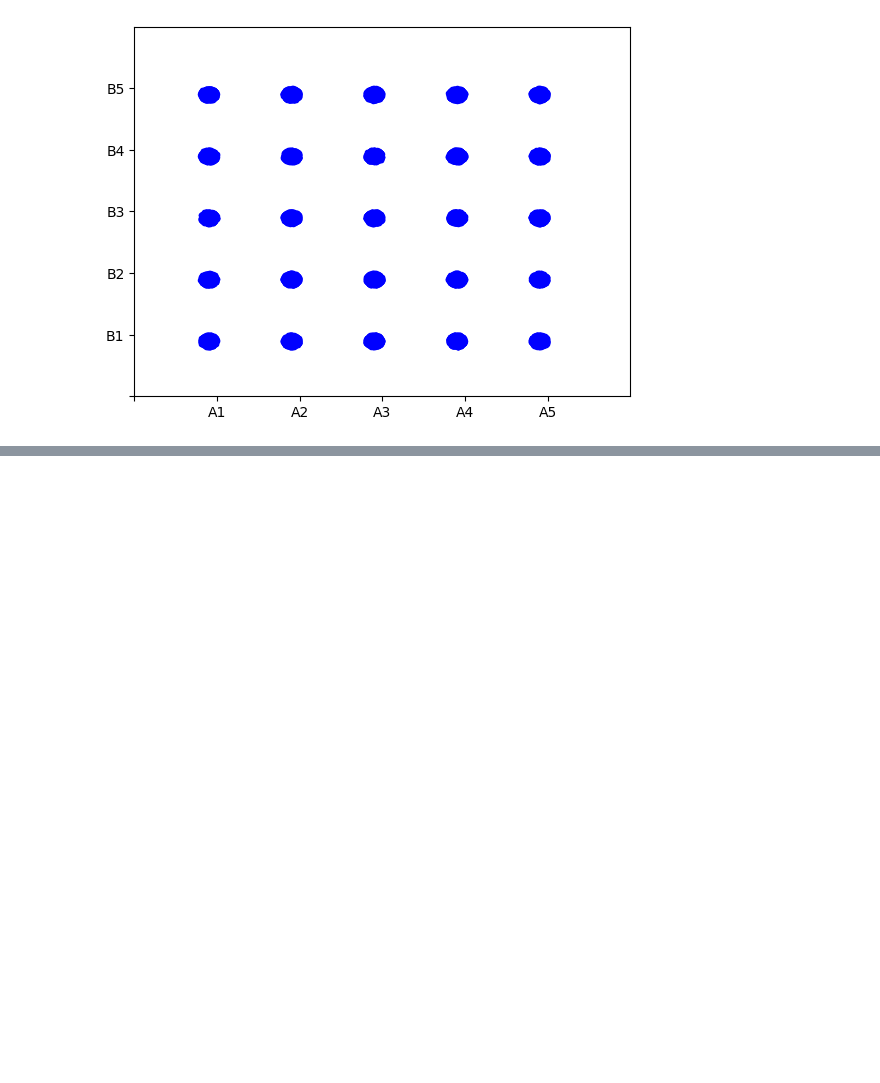
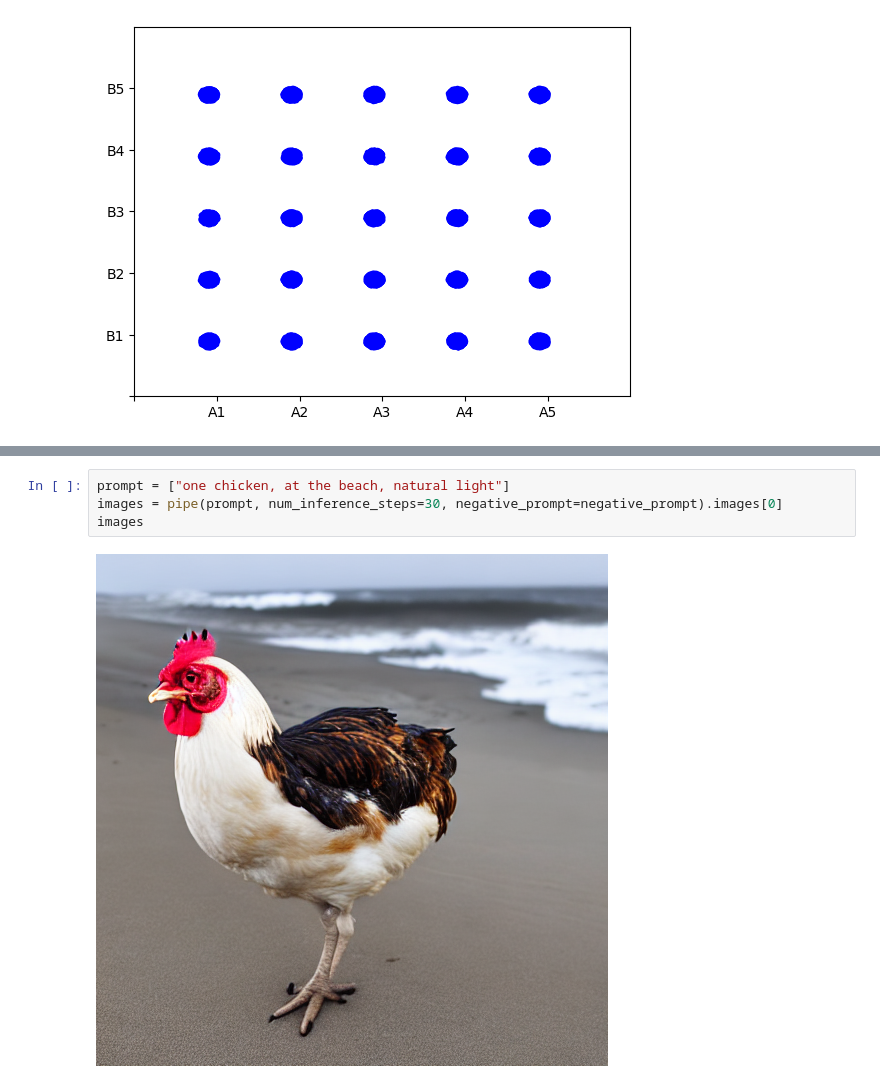
Before and after one commit to Larry234/Conditional_Diffusion, a Jupyter notebook: module_test.ipynb, the cells around one changed output, grey strips where cells are left out. Drawn from its saved outputs; the diff is of its cells as text; blank space fills up the shorter version.

```diff
--- a/module_test.ipynb
+++ b/module_test.ipynb
@@ -522,0 +469,6 @@ for npy in npys:
+# %%
+prompt = ["one chicken, at the beach, natural light"]
+images = pipe(prompt, num_inference_steps=30, negative_prompt=negative_prompt).images[0]
+images
+# %% [output]
+[figure, added]
```
Also changed, not shown: parts of 22 cells of this notebook, 3 other files.
